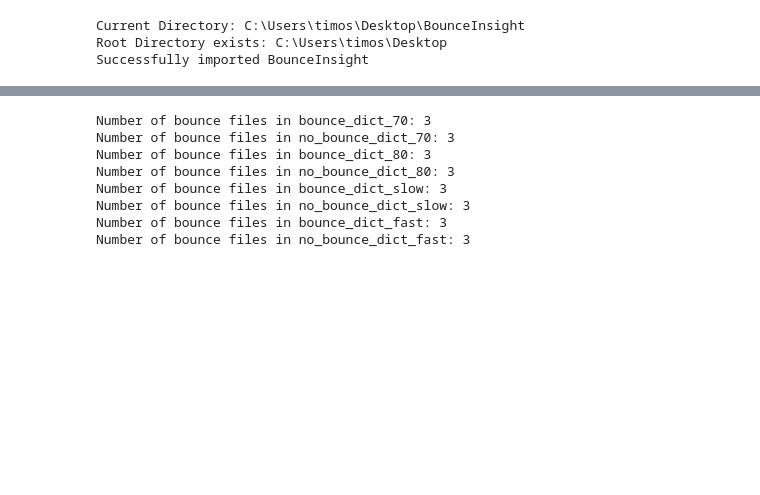
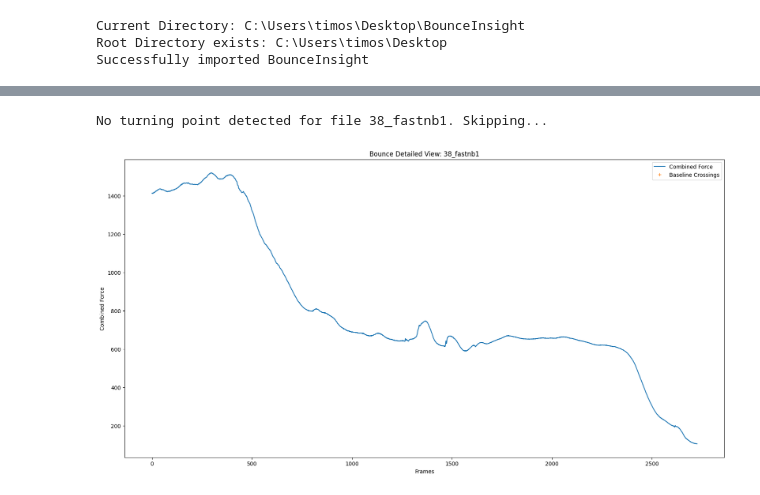
Before and after one commit to loieboi/BounceInsight, a Jupyter notebook: run.ipynb, the cells around one changed output, grey strips where cells are left out. Cells and saved outputs as stored; diff of their text form; code cells hidden in the pictures; blank space fills up the shorter version.

Commit message:
feat and upt: Plotting of individual files and big improvements on validator and analyser

```diff
--- a/run.ipynb
+++ b/run.ipynb
@@ -40,11 +60,7 @@ Successfully imported BounceInsight
+# %%
+boin.plot_data(file_name='38_fastnb1')
+# %% [output]
+No turning point detected for file 38_fastnb1. Skipping...
+[figure, added]
 # %%
-boin.analyse_bounce(id=0o3, plot=False)
+# boin.analyse_bounce(id=38, plot=True)
-# %% [output]
-Number of bounce files in bounce_dict_70: 3
-Number of bounce files in no_bounce_dict_70: 3
-Number of bounce files in bounce_dict_80: 3
-Number of bounce files in no_bounce_dict_80: 3
-Number of bounce files in bounce_dict_slow: 3
-Number of bounce files in no_bounce_dict_slow: 3
-Number of bounce files in bounce_dict_fast: 3
-Number of bounce files in no_bounce_dict_fast: 3
```
Also changed, not shown: parts of 1 cell of this notebook, 6 other files.
